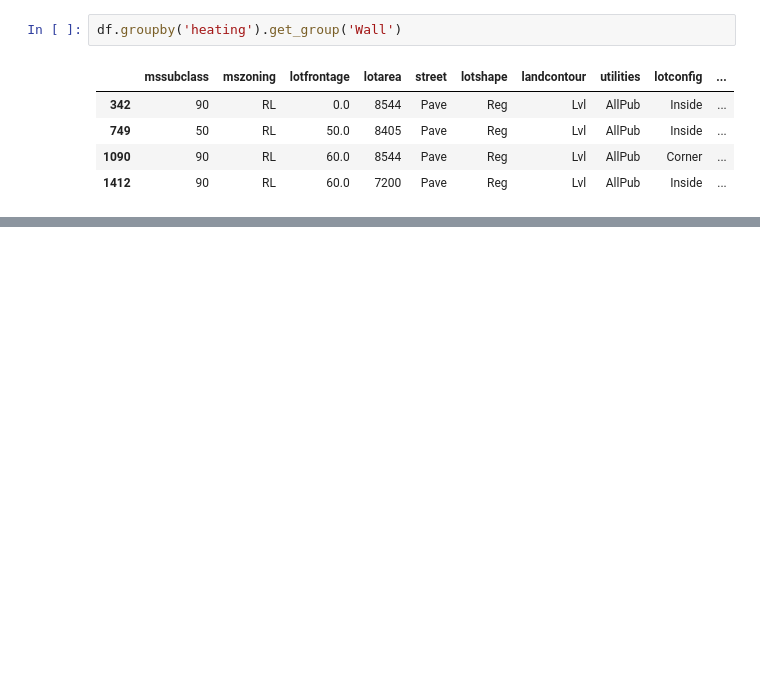
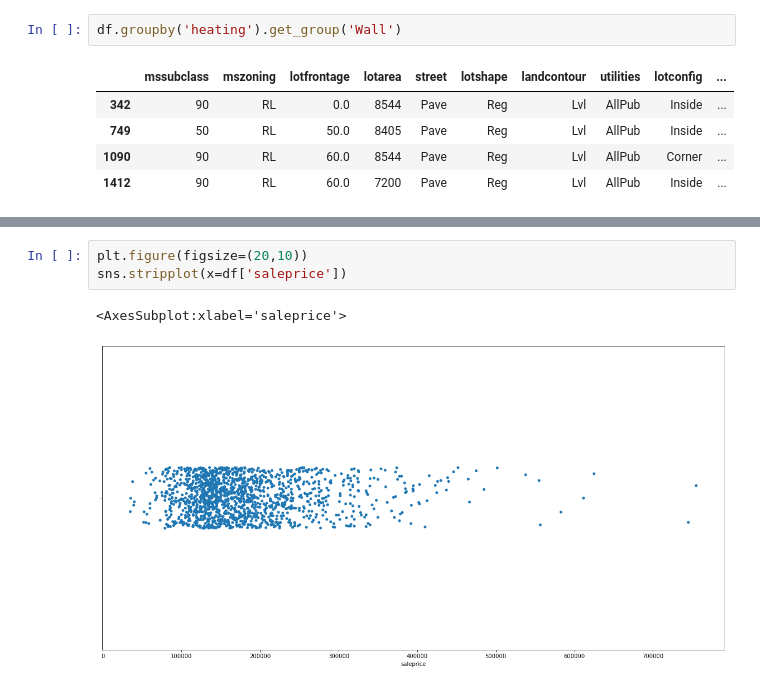
Before and after one commit to tosif91/machine_learning, a Jupyter notebook: basics/EDA_housing.ipynb, the cells around one changed output, grey strips where cells are left out. Drawn from its saved outputs; the diff is of its cells as text; blank space fills up the shorter version.

```diff
--- a/basics/EDA_housing.ipynb
+++ b/basics/EDA_housing.ipynb
@@ -478,0 +518,6 @@ df.groupby('heating').get_group('Wall')
+# %%
+plt.figure(figsize=(20,10))
+sns.stripplot(x=df['saleprice'])
+# %% [output]
+<AxesSubplot:xlabel='saleprice'>
+[figure, added]
```
Also changed, not shown: parts of 9 cells of this notebook.
